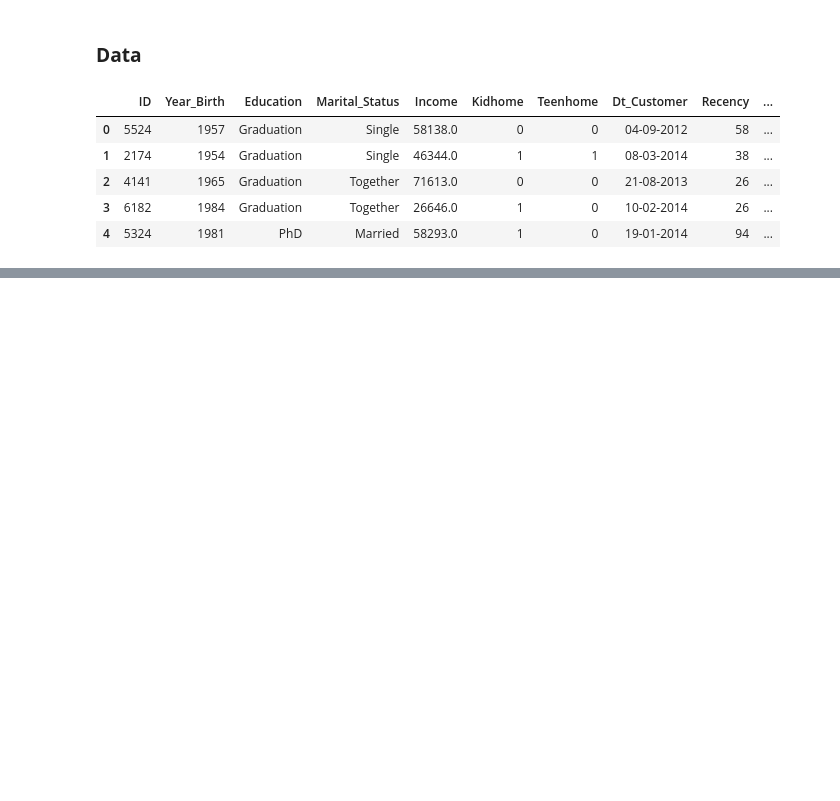
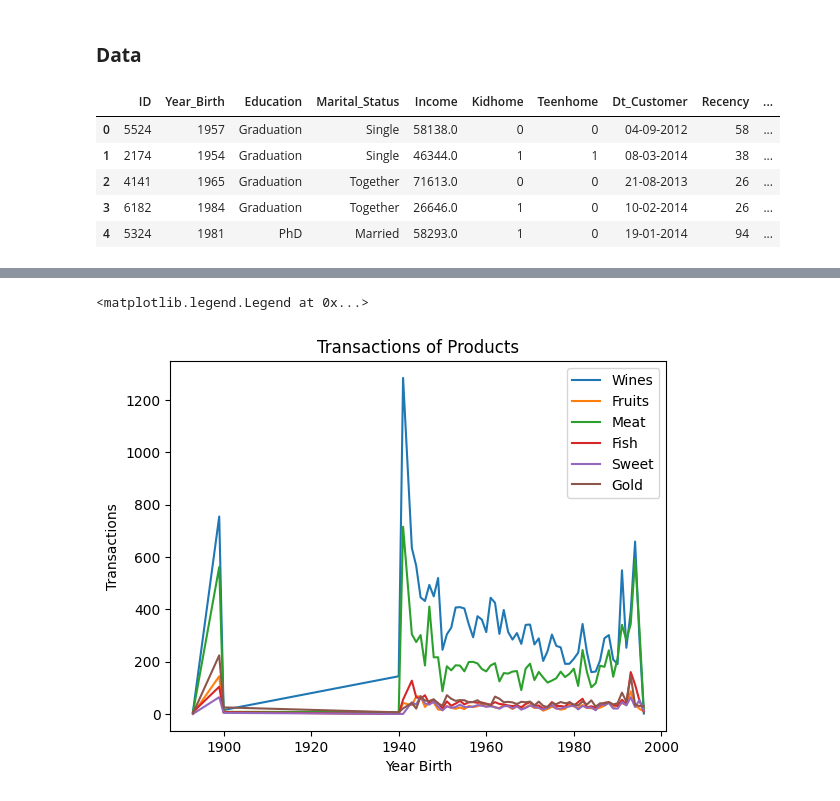
Before and after one commit to mkhadikn/Data-Analysis-and-Science, a Jupyter notebook: Company's_Ideal_Customers(Marketing_Strategy).ipynb, the cells around one changed output, grey strips where cells are left out. Cells and saved outputs as stored; diff of their text form; code cells hidden in the pictures; blank space fills up the shorter version.

```diff
--- a/Company's_Ideal_Customers(Marketing_Strategy).ipynb
+++ b/Company's_Ideal_Customers(Marketing_Strategy).ipynb
@@ -82,0 +115,6 @@ data.head()
+# %%
+data1 = pd.DataFrame(\
+                     data.groupby(by=["Year_Birth"])[["MntWines", 'MntFruits', 'MntMeatProducts', 'MntFishProducts', 'MntSweetProducts', 'MntGoldProds']]\
+                     .mean()\
+                     .reset_index())
+data1.head()
@@ -82,0 +128,24 @@ data.head()
+# %%
+
+fig = plt.figure()
+ax = fig.add_subplot()
+x1 = data1['Year_Birth']
+y1 = data1['MntWines']
+y2 = data1['MntFruits']
+y3 = data1['MntMeatProducts']
+y4 = data1['MntFishProducts']
+y5 = data1['MntSweetProducts']
+y6 = data1['MntGoldProds']
+ax.plot(x1, y1, label='Wines')
+ax.plot(x1, y2, label='Fruits')
+ax.plot(x1, y3, label='Meat')
+ax.plot(x1, y4, label='Fish')
+ax.plot(x1, y5, label='Sweet')
+ax.plot(x1, y6, label='Gold')
+ax.set_xlabel('Year Birth')
+ax.set_ylabel('Transactions')
+ax.set_title("Transactions of Products")
+ax.legend()
+# %% [output]
+<matplotlib.legend.Legend at 0x...>
+[figure, added]
```
Also changed, not shown: parts of 9 cells of this notebook.
